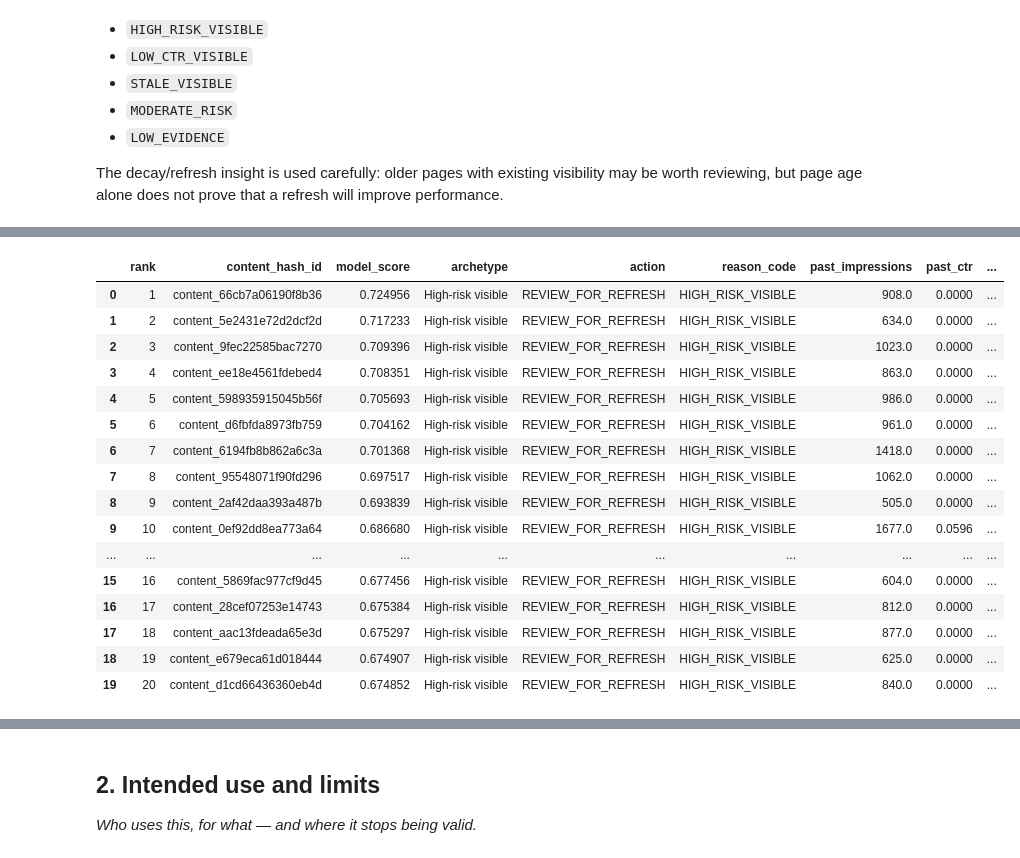
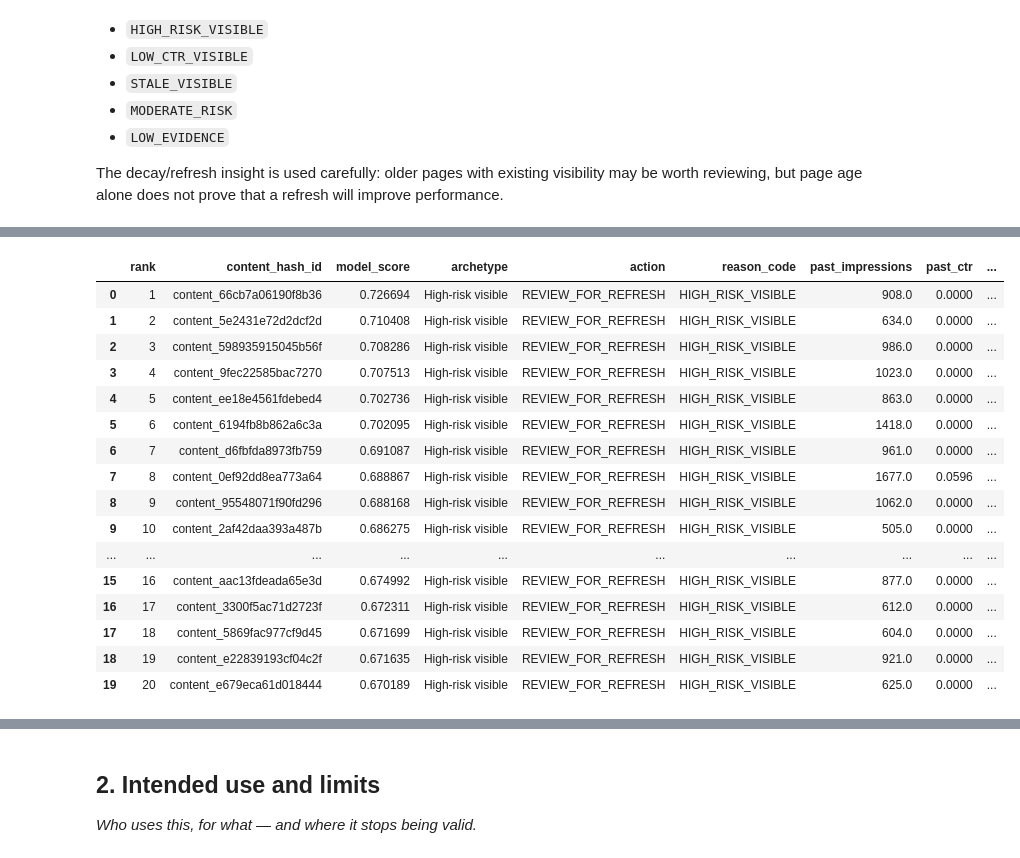
Before and after one commit to ZubairQazzi/flyrank-ml-internship-zubair, a Jupyter notebook: work/notebooks/w07_action_playbook.ipynb, the cells around one changed output, grey strips where cells are left out. Saved outputs shown, nothing was run; the diff lists cells and outputs as text; code cells hidden in the pictures.

Commit message:
Finalize Week 7 action playbook

```diff
--- a/work/notebooks/w07_action_playbook.ipynb
+++ b/work/notebooks/w07_action_playbook.ipynb
@@ -222,6 +222,18 @@ WHERE
 
 playbook_frame = con.sql(playbook_query).df()
 
+# --------------------------------------------------
+# Deterministic row order for reproducible splitting
+# --------------------------------------------------
+
+playbook_frame = (
+    playbook_frame
+    .sort_values(
+        ["client_hash_id", "content_hash_id"]
+    )
+    .reset_index(drop=True)
+)
+
 
 # --------------------------------------------------
 # Same five honest Week-5 features
@@ -251,7 +263,11 @@ splitter = GroupShuffleSplit(
 )
 
 train_idx, test_idx = next(
-    splitter.split(X, y, groups=groups)
+    splitter.split(
+        X,
+        y,
+        groups=groups,
+    )
 )
 
 rf_model = RandomForestClassifier(
@@ -362,11 +378,15 @@ ranked_queue = (
             "action_priority",
             "model_score",
             "past_impressions",
+            "client_hash_id",
+            "content_hash_id",
         ],
         ascending=[
             False,
             False,
             False,
+            True,
+            True,
         ],
     )
     .reset_index(drop=True)
@@ -380,12 +400,34 @@ ranked_queue.insert(
 
 
 # --------------------------------------------------
+# Reproducibility check
+# --------------------------------------------------
+
+train_clients = set(
+    playbook_frame.iloc[train_idx]["client_hash_id"]
+)
+
+test_clients = set(
+    playbook_frame.iloc[test_idx]["client_hash_id"]
+)
+
+print("Rows in held-out queue:", len(ranked_queue))
+print("Train clients:", len(train_clients))
+print("Test clients:", len(test_clients))
+print(
+    "Client overlap:",
+    len(train_clients & test_clients),
+)
+
+
+# --------------------------------------------------
 # Show action counts and top 20
 # --------------------------------------------------
 
-print("Rows in held-out queue:", len(ranked_queue))
 print("\nAction counts:")
-print(ranked_queue["action"].value_counts())
+print(
+    ranked_queue["action"].value_counts()
+)
 
 print("\nArchetype to action mapping:")
 display(
@@ -397,7 +439,10 @@ display(
         ]
     ]
     .drop_duplicates()
-    .sort_values("action")
+    .sort_values(
+        ["action", "archetype"]
+    )
+    .reset_index(drop=True)
 )
 
 display(
@@ -437,20 +485,20 @@ Archetype to action mapping:
 |  | rank | content_hash_id | model_score | archetype | action | reason_code | past_impressions | past_ctr | ... |
-| 0 | 1 | content_66cb7a06190f8b36 | 0.724956 | High-risk visible | REVIEW_FOR_REFRESH | HIGH_RISK_VISIBLE | 908.0 | 0.0000 | ... |
-| 1 | 2 | content_5e2431e72d2dcf2d | 0.717233 | High-risk visible | REVIEW_FOR_REFRESH | HIGH_RISK_VISIBLE | 634.0 | 0.0000 | ... |
-| 2 | 3 | content_9fec22585bac7270 | 0.709396 | High-risk visible | REVIEW_FOR_REFRESH | HIGH_RISK_VISIBLE | 1023.0 | 0.0000 | ... |
-| 3 | 4 | content_ee18e4561fdebed4 | 0.708351 | High-risk visible | REVIEW_FOR_REFRESH | HIGH_RISK_VISIBLE | 863.0 | 0.0000 | ... |
-| 4 | 5 | content_598935915045b56f | 0.705693 | High-risk visible | REVIEW_FOR_REFRESH | HIGH_RISK_VISIBLE | 986.0 | 0.0000 | ... |
-| 5 | 6 | content_d6fbfda8973fb759 | 0.704162 | High-risk visible | REVIEW_FOR_REFRESH | HIGH_RISK_VISIBLE | 961.0 | 0.0000 | ... |
-| 6 | 7 | content_6194fb8b862a6c3a | 0.701368 | High-risk visible | REVIEW_FOR_REFRESH | HIGH_RISK_VISIBLE | 1418.0 | 0.0000 | ... |
-| 7 | 8 | content_95548071f90fd296 | 0.697517 | High-risk visible | REVIEW_FOR_REFRESH | HIGH_RISK_VISIBLE | 1062.0 | 0.0000 | ... |
-| 8 | 9 | content_2af42daa393a487b | 0.693839 | High-risk visible | REVIEW_FOR_REFRESH | HIGH_RISK_VISIBLE | 505.0 | 0.0000 | ... |
-| 9 | 10 | content_0ef92dd8ea773a64 | 0.686680 | High-risk visible | REVIEW_FOR_REFRESH | HIGH_RISK_VISIBLE | 1677.0 | 0.0596 | ... |
+| 0 | 1 | content_66cb7a06190f8b36 | 0.726694 | High-risk visible | REVIEW_FOR_REFRESH | HIGH_RISK_VISIBLE | 908.0 | 0.0000 | ... |
+| 1 | 2 | content_5e2431e72d2dcf2d | 0.710408 | High-risk visible | REVIEW_FOR_REFRESH | HIGH_RISK_VISIBLE | 634.0 | 0.0000 | ... |
+| 2 | 3 | content_598935915045b56f | 0.708286 | High-risk visible | REVIEW_FOR_REFRESH | HIGH_RISK_VISIBLE | 986.0 | 0.0000 | ... |
+| 3 | 4 | content_9fec22585bac7270 | 0.707513 | High-risk visible | REVIEW_FOR_REFRESH | HIGH_RISK_VISIBLE | 1023.0 | 0.0000 | ... |
+| 4 | 5 | content_ee18e4561fdebed4 | 0.702736 | High-risk visible | REVIEW_FOR_REFRESH | HIGH_RISK_VISIBLE | 863.0 | 0.0000 | ... |
+| 5 | 6 | content_6194fb8b862a6c3a | 0.702095 | High-risk visible | REVIEW_FOR_REFRESH | HIGH_RISK_VISIBLE | 1418.0 | 0.0000 | ... |
+| 6 | 7 | content_d6fbfda8973fb759 | 0.691087 | High-risk visible | REVIEW_FOR_REFRESH | HIGH_RISK_VISIBLE | 961.0 | 0.0000 | ... |
+| 7 | 8 | content_0ef92dd8ea773a64 | 0.688867 | High-risk visible | REVIEW_FOR_REFRESH | HIGH_RISK_VISIBLE | 1677.0 | 0.0596 | ... |
+| 8 | 9 | content_95548071f90fd296 | 0.688168 | High-risk visible | REVIEW_FOR_REFRESH | HIGH_RISK_VISIBLE | 1062.0 | 0.0000 | ... |
+| 9 | 10 | content_2af42daa393a487b | 0.686275 | High-risk visible | REVIEW_FOR_REFRESH | HIGH_RISK_VISIBLE | 505.0 | 0.0000 | ... |
 | ... | ... | ... | ... | ... | ... | ... | ... | ... | ... |
-| 15 | 16 | content_5869fac977cf9d45 | 0.677456 | High-risk visible | REVIEW_FOR_REFRESH | HIGH_RISK_VISIBLE | 604.0 | 0.0000 | ... |
-| 16 | 17 | content_28cef07253e14743 | 0.675384 | High-risk visible | REVIEW_FOR_REFRESH | HIGH_RISK_VISIBLE | 812.0 | 0.0000 | ... |
-| 17 | 18 | content_aac13fdeada65e3d | 0.675297 | High-risk visible | REVIEW_FOR_REFRESH | HIGH_RISK_VISIBLE | 877.0 | 0.0000 | ... |
-| 18 | 19 | content_e679eca61d018444 | 0.674907 | High-risk visible | REVIEW_FOR_REFRESH | HIGH_RISK_VISIBLE | 625.0 | 0.0000 | ... |
-| 19 | 20 | content_d1cd66436360eb4d | 0.674852 | High-risk visible | REVIEW_FOR_REFRESH | HIGH_RISK_VISIBLE | 840.0 | 0.0000 | ... |
+| 15 | 16 | content_aac13fdeada65e3d | 0.674992 | High-risk visible | REVIEW_FOR_REFRESH | HIGH_RISK_VISIBLE | 877.0 | 0.0000 | ... |
+| 16 | 17 | content_3300f5ac71d2723f | 0.672311 | High-risk visible | REVIEW_FOR_REFRESH | HIGH_RISK_VISIBLE | 612.0 | 0.0000 | ... |
+| 17 | 18 | content_5869fac977cf9d45 | 0.671699 | High-risk visible | REVIEW_FOR_REFRESH | HIGH_RISK_VISIBLE | 604.0 | 0.0000 | ... |
+| 18 | 19 | content_e22839193cf04c2f | 0.671635 | High-risk visible | REVIEW_FOR_REFRESH | HIGH_RISK_VISIBLE | 921.0 | 0.0000 | ... |
+| 19 | 20 | content_e679eca61d018444 | 0.670189 | High-risk visible | REVIEW_FOR_REFRESH | HIGH_RISK_VISIBLE | 625.0 | 0.0000 | ... |
 # %% [markdown]
 ### Ranked queue result
 
```
Also changed, not shown: parts of 4 cells of this notebook.
